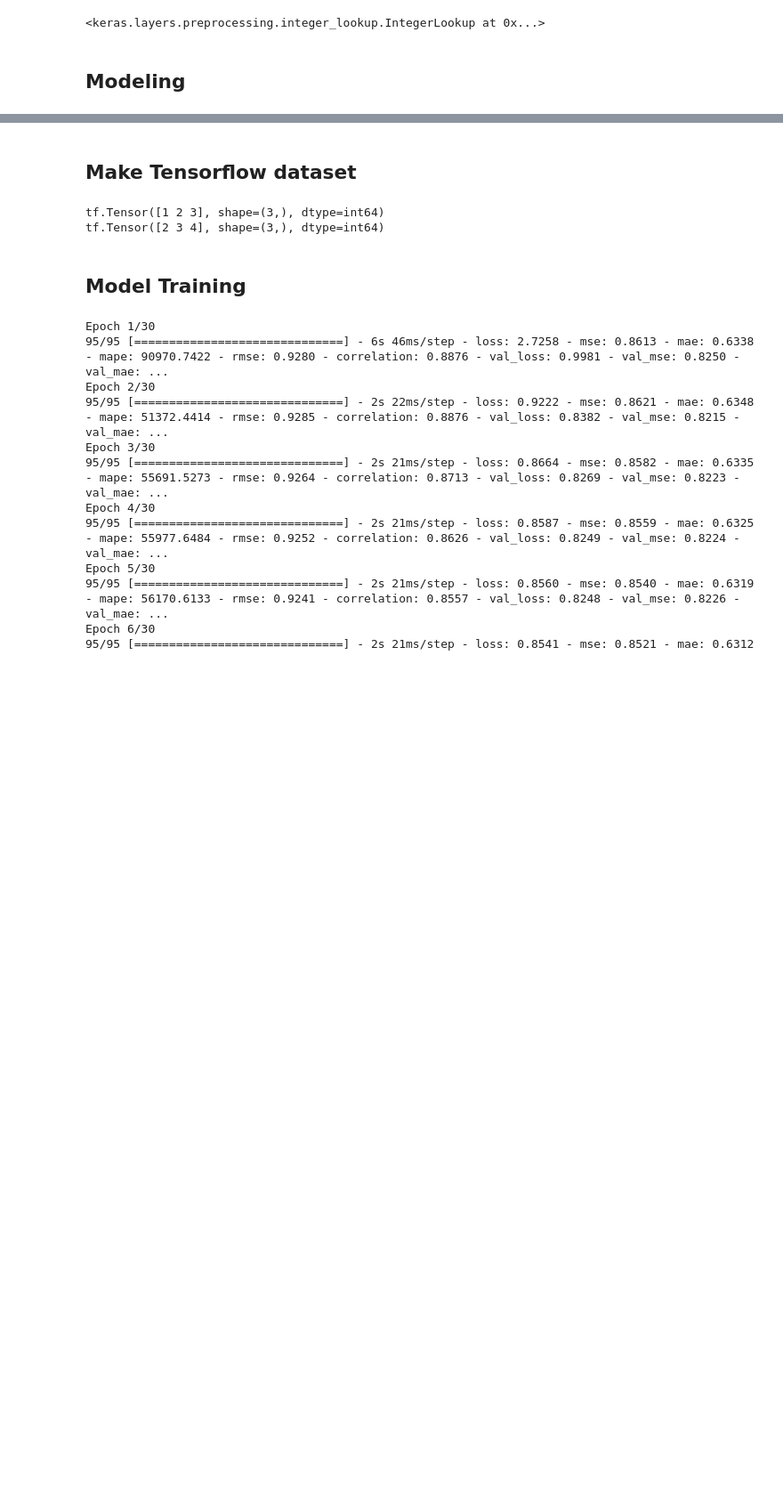
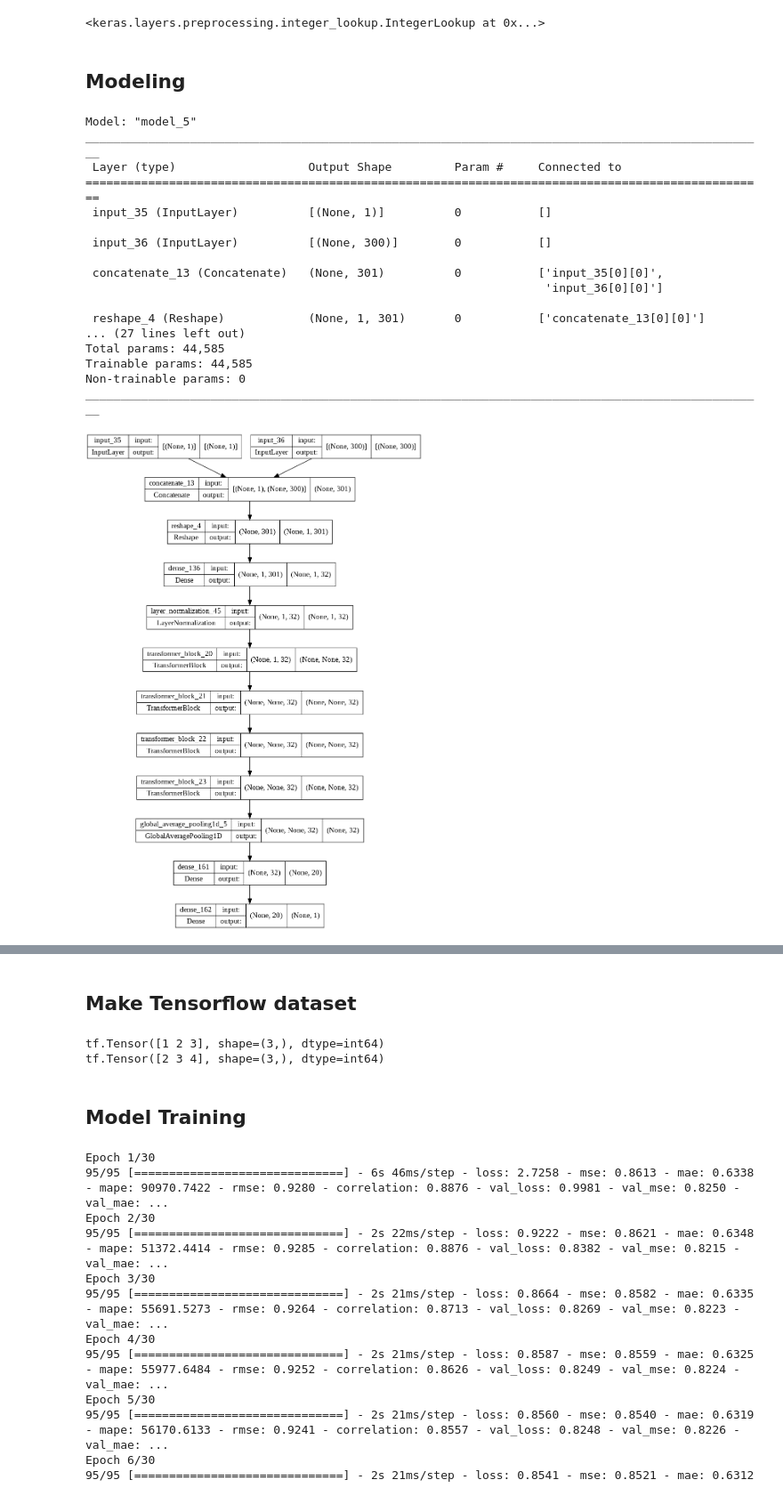
Before and after one commit to gorixer/Ubiquant_Market_Prediction, a Jupyter notebook: protos/DNN-market-prediction_3.ipynb, the cells around one changed output, grey strips where cells are left out. Shown at 89% size. Drawn from its saved outputs; the diff is of its cells as text; code cells hidden in the pictures; blank space fills up the shorter version.

```diff
--- a/protos/DNN-market-prediction_3.ipynb
+++ b/protos/DNN-market-prediction_3.ipynb
@@ -899,6 +921,7 @@ def get_model_lstm():
     model.compile(optimizer=opt, loss='mse', metrics=['mse', "mae", "mape", rmse, correlation])
     return model
 # %%
+# Transformer Model
 # https://www.kaggle.com/pratikskarnik/riiid-keras-transformer-starter
 class MultiHeadSelfAttention(layers.Layer):
     def __init__(self, embed_dim, num_heads=8):
@@ -967,38 +990,99 @@ class MultiHeadSelfAttention(layers.Layer):
         base_config = super(MultiHeadSelfAttention, self).get_config()
         return dict(list(base_config.items()) + list(config.items()))
 
-
+# feat_dim : 長さが変わる時は要変更
+feat_dim = 301 # 今回は特徴量の長さは固定
 class TransformerBlock(layers.Layer):
     def __init__(self, embed_dim=GCF.EMBED_DIM, feat_dim=feat_dim, num_heads=GCF.N_HEAD, ff_dim=GCF.FF_DIM, rate=GCF.DROPOUT, **kwargs):
         super(TransformerBlock, self).__init__()
         self.att = MultiHeadSelfAttention(num_heads=num_heads, embed_dim=embed_dim)
         self.ffn = keras.Sequential(
             [layers.Dense(ff_dim, activation="gelu"), layers.Dense(embed_dim),]
         )
         self.layernorm1 = layers.LayerNormalization(epsilon=1e-6)
         self.layernorm2 = layers.LayerNormalization(epsilon=1e-6)
         self.dropout1 = layers.Dropout(rate)
         self.dropout2 = layers.Dropout(rate)
 
     def call(self, inputs, training):
         attn_output = self.att(inputs)
         attn_output = self.dropout1(attn_output, training=training)
         out1 = self.layernorm1(inputs + attn_output)
         ffn_output = self.ffn(out1)
         ffn_output = self.dropout2(ffn_output, training=training)
         return self.layernorm2(out1 + ffn_output)
 
     def get_config(self):
         config = {
             "att" : self.att,
             "ffn" : self.ffn,
             "layernorm1" : self.layernorm1,
             "layernorm2" : self.layernorm2,
             "dropout1" : self.dropout1,
             "dropout2" : self.dropout2,
         }
         base_config = super(TransformerBlock, self).get_config()
         return dict(list(base_config.items()) + list(config.items()))
+
+# https://www.kaggle.com/cdeotte/tensorflow-transformer-0-112
+def create_transformer_model():
+    # inputs = layers.Input(shape=(1, feat_dim))
+    # investment_id_inputs = tf.keras.Input((1, ), dtype=tf.uint16)
+    investment_id_inputs = tf.keras.Input((1, ), dtype=tf.float16)
+    features_inputs = tf.keras.Input((300, ), dtype=tf.float16)
+
+    x = layers.Concatenate(axis=1)([investment_id_inputs, features_inputs])
+    x = layers.Reshape((1, -1))(x)
+
+    # "EMBEDDING LAYER"
+    x = layers.Dense(GCF.EMBED_DIM)(x)
+    x = layers.LayerNormalization(epsilon=1e-6)(x)
+
+    # TRANSFORMER BLOCKS
+    for k in range(GCF.N_BLOCK):
+        #x_old = x
+        transformer_block = TransformerBlock(GCF.EMBED_DIM, feat_dim, GCF.N_HEAD, GCF.FF_DIM, GCF.DROPOUT)
+        x = transformer_block(x)
+        #x = 0.7*x + 0.3*x_old # SKIP CONNECTION
+
+    x = layers.GlobalAveragePooling1D()(x)
+    #x = layers.Dropout(0.2)(x)
+    x = layers.Dense(20, activation="relu")(x)
+    #x = layers.Dropout(0.2)(x)
+
+    # REGRESSION HEAD
+    outputs = layers.Dense(1, activation="linear")(x)
+
+    model = keras.Model(inputs=[investment_id_inputs, features_inputs], outputs=[outputs])
+
+    opt = tf.optimizers.Adam(config.lr)
+    rmse = keras.metrics.RootMeanSquaredError(name="rmse")
+
+    model.compile(optimizer=opt, loss='mse', metrics=[rmse, correlation])
+    return model
+
+model = create_transformer_model()
+model.summary()
+keras.utils.plot_model(model, show_shapes=True)
+# %% [output]
+Model: "model_5"
+__________________________________________________________________________________________________
+ Layer (type)                   Output Shape         Param #     Connected to
+==================================================================================================
+ input_35 (InputLayer)          [(None, 1)]          0           []
+
+ input_36 (InputLayer)          [(None, 300)]        0           []
+
+ concatenate_13 (Concatenate)   (None, 301)          0           ['input_35[0][0]',
+                                                                  'input_36[0][0]']
+
+ reshape_4 (Reshape)            (None, 1, 301)       0           ['concatenate_13[0][0]']
+... (27 lines left out)
+Total params: 44,585
+Trainable params: 44,585
+Non-trainable params: 0
+__________________________________________________________________________________________________
+[figure, added]
 # %%
 # Jane Street: Supervised Autoencoder MLP
 # https://www.kaggle.com/gogo827jz/jane-street-supervised-autoencoder-mlp?scriptVersionId=73762661
```
Also changed, not shown: parts of 9 cells of this notebook.
